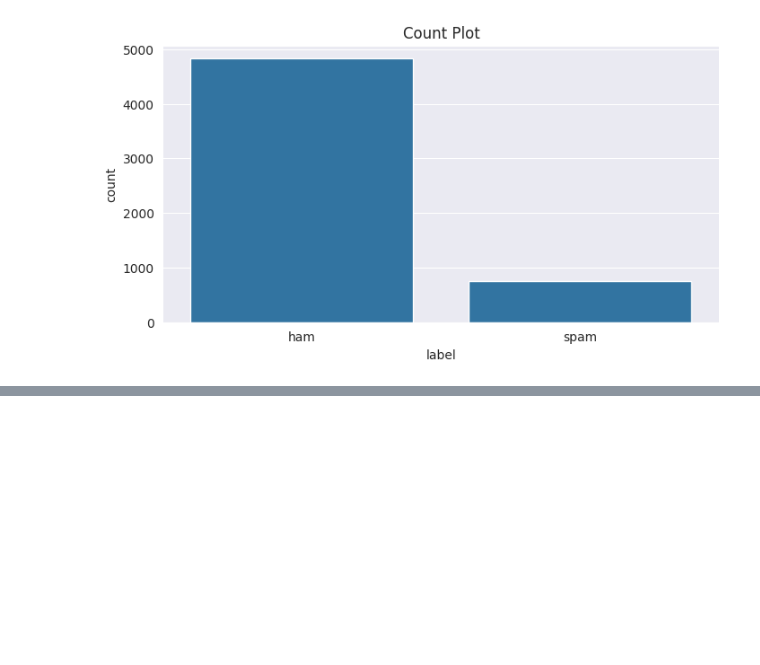
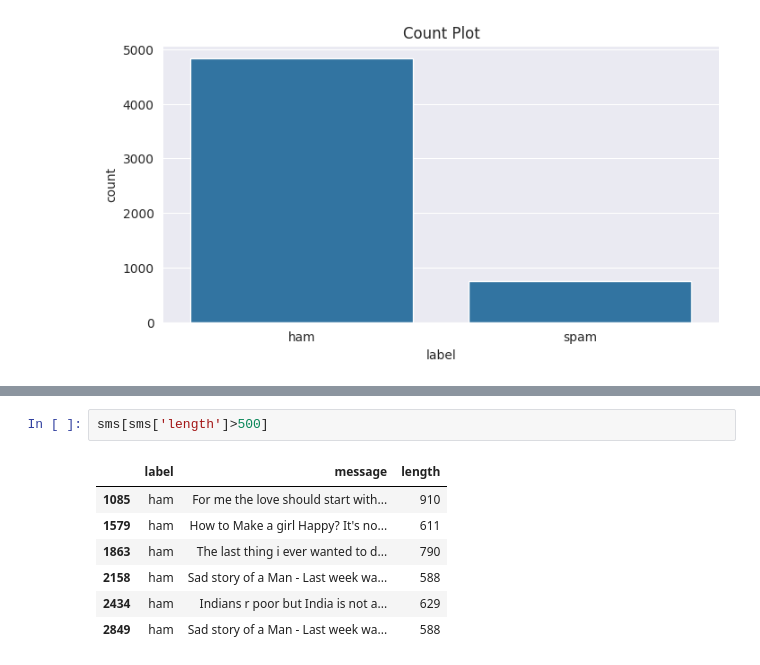
Before and after one commit to DevyaniD19/detect-spam-nlp, a Jupyter notebook: notebooks/spam_detection_nlp.ipynb, the cells around one changed output, grey strips where cells are left out. Drawn from its saved outputs; the diff is of its cells as text; blank space fills up the shorter version.

```diff
--- a/notebooks/spam_detection_nlp.ipynb
+++ b/notebooks/spam_detection_nlp.ipynb
@@ -53,0 +87,10 @@ Text(0.5, 1.0, 'Count Plot')
+# %%
+sms[sms['length']>500]
+# %% [output]
+|  | label | message | length |
+| 1085 | ham | For me the love should start with... | 910 |
+| 1579 | ham | How to Make a girl Happy? It's no... | 611 |
+| 1863 | ham | The last thing i ever wanted to d... | 790 |
+| 2158 | ham | Sad story of a Man - Last week wa... | 588 |
+| 2434 | ham | Indians r poor but India is not a... | 629 |
+| 2849 | ham | Sad story of a Man - Last week wa... | 588 |
```
Also changed, not shown: parts of 6 cells of this notebook.
